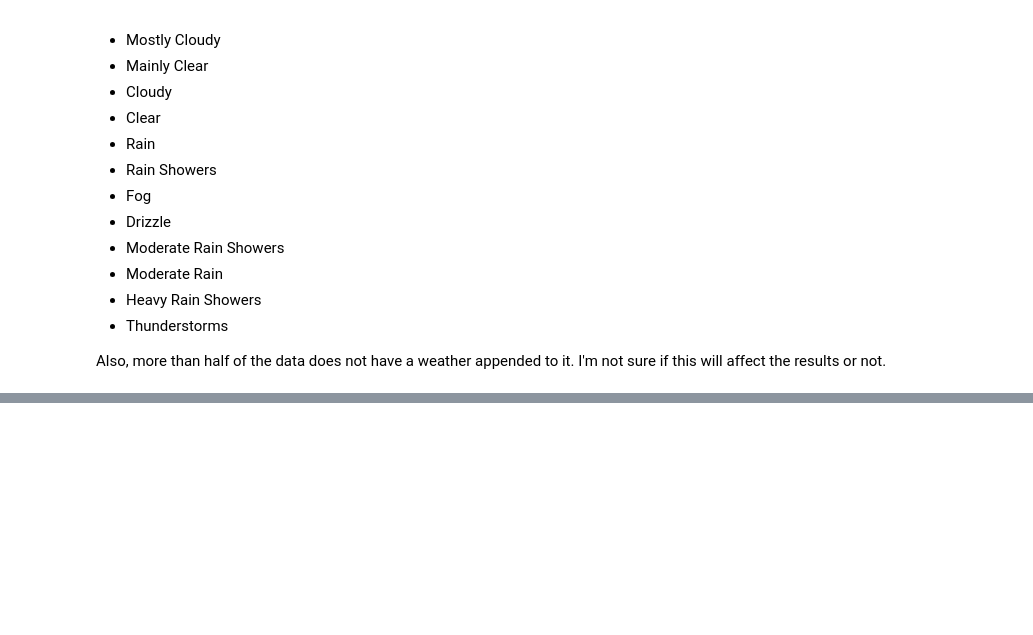
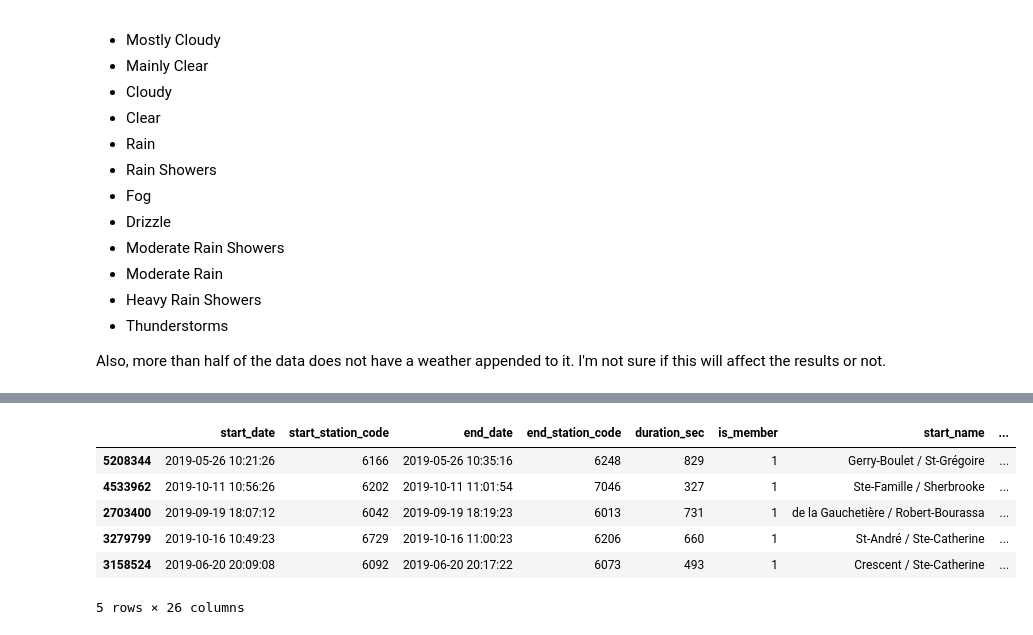
Before and after one commit to Star-Shopping/comp432-bixi-ml, a Jupyter notebook: BIXI.ipynb, the cells around one changed output, grey strips where cells are left out. Drawn from its saved outputs; the diff is of its cells as text; code cells hidden in the pictures; blank space fills up the shorter version.

```diff
--- a/BIXI.ipynb
+++ b/BIXI.ipynb
@@ -220,0 +211,17 @@ bixi_2019_all_with_stations_and_weather.describe()
+# %%
+# Using "temp" variable so I can display the results and debug before overwriting the original variable
+temp = bixi_2019_all_with_stations_and_weather
+
+temp = temp.join(temp['start_weather'].str.get_dummies(','))
+
+bixi_2019_all_with_stations_and_weather = temp
+
+bixi_2019_all_with_stations_and_weather.sample(5)
+# %% [output]
+|  | start_date | start_station_code | end_date | end_station_code | duration_sec | is_member | start_name | ... |
+| 5208344 | 2019-05-26 10:21:26 | 6166 | 2019-05-26 10:35:16 | 6248 | 829 | 1 | Gerry-Boulet / St-Grégoire | ... |
+| 4533962 | 2019-10-11 10:56:26 | 6202 | 2019-10-11 11:01:54 | 7046 | 327 | 1 | Ste-Famille / Sherbrooke | ... |
+| 2703400 | 2019-09-19 18:07:12 | 6042 | 2019-09-19 18:19:23 | 6013 | 731 | 1 | de la Gauchetière / Robert-Bourassa | ... |
+| 3279799 | 2019-10-16 10:49:23 | 6729 | 2019-10-16 11:00:23 | 6206 | 660 | 1 | St-André / Ste-Catherine | ... |
+| 3158524 | 2019-06-20 20:09:08 | 6092 | 2019-06-20 20:17:22 | 6073 | 493 | 1 | Crescent / Ste-Catherine | ... |
+5 rows × 26 columns
```
Also changed, not shown: parts of 14 cells of this notebook.
